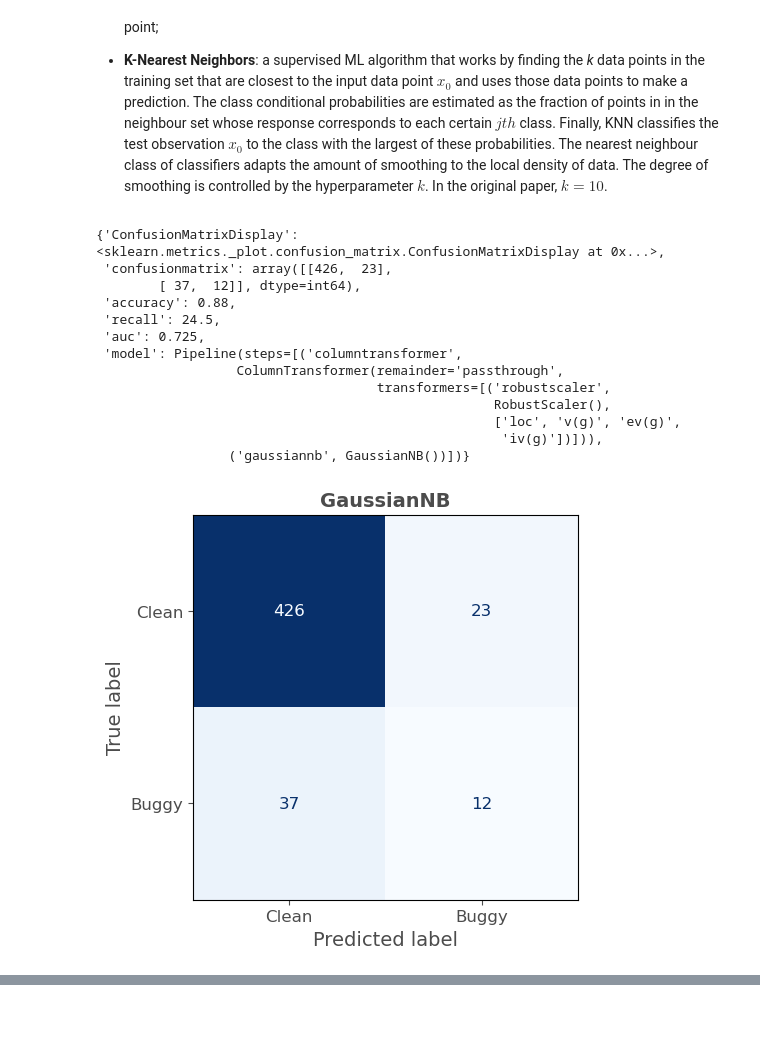
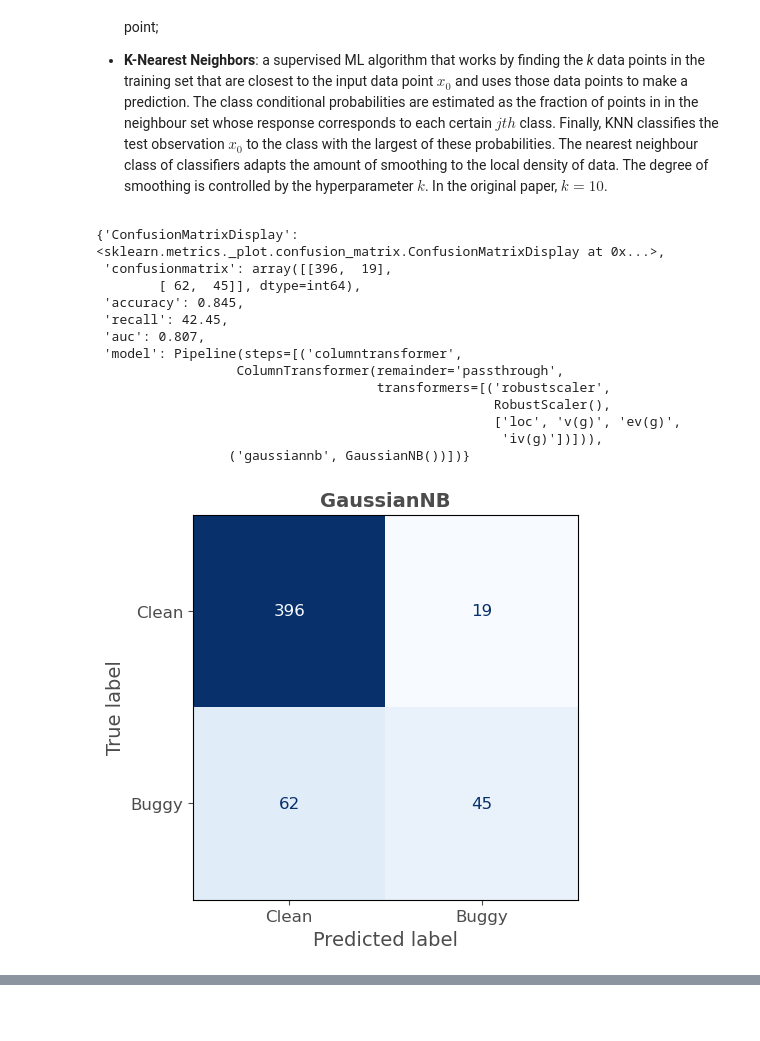
Before and after one commit to zurlog/MLDS_PR104, a Jupyter notebook: scripts/pr104.ipynb, the cells around one changed output, grey strips where cells are left out. Saved outputs shown, nothing was run; the diff lists cells and outputs as text; code cells hidden in the pictures.

```diff
--- a/scripts/pr104.ipynb
+++ b/scripts/pr104.ipynb
@@ -353,21 +353,22 @@ classifier, classification trees and k-nearest neighbor (*Mitchell, 1997*). Each
 
 - **K-Nearest Neighbors**: a supervised ML algorithm that works by finding the *k* data points in the training set that are closest to the input data point $x_0$ and uses those data points to make a prediction. The class conditional probabilities are estimated as the fraction of points in in the neighbour set whose response corresponds to each certain $jth$ class. Finally, KNN classifies the test observation $x_0$ to the class with the largest of these probabilities. The nearest neighbour class of classifiers adapts the amount of smoothing to the local density of data. The degree of smoothing is controlled by the hyperparameter $k$. In the original paper, $k = 10$.
 # %%
-nb = nbayes_cv(cm1_mc, shuffle=True, seed=42)
+%run COPIA_functions.ipynb
+nb = nbayes_cv(kc2_mc, shuffle=True, seed=42)
 nb
 # %% [output]
 {'ConfusionMatrixDisplay': <sklearn.metrics._plot.confusion_matrix.ConfusionMatrixDisplay at 0x...>,
- 'confusionmatrix': array([[426,  23],
-        [ 37,  12]], dtype=int64),
- 'accuracy': 0.88,
- 'recall': 24.5,
- 'auc': 0.725,
+ 'confusionmatrix': array([[396,  19],
+        [ 62,  45]], dtype=int64),
+ 'accuracy': 0.845,
+ 'recall': 42.45,
+ 'auc': 0.807,
  'model': Pipeline(steps=[('columntransformer',
                   ColumnTransformer(remainder='passthrough',
                                     transformers=[('robustscaler',
                                                    RobustScaler(),
                                                    ['loc', 'v(g)', 'ev(g)',
                                                     'iv(g)'])])),
                  ('gaussiannb', GaussianNB())])}
-[figure, old version]
+[figure, new version]
 # %%
```
Also changed, not shown: parts of 13 cells of this notebook, 4 other files.
